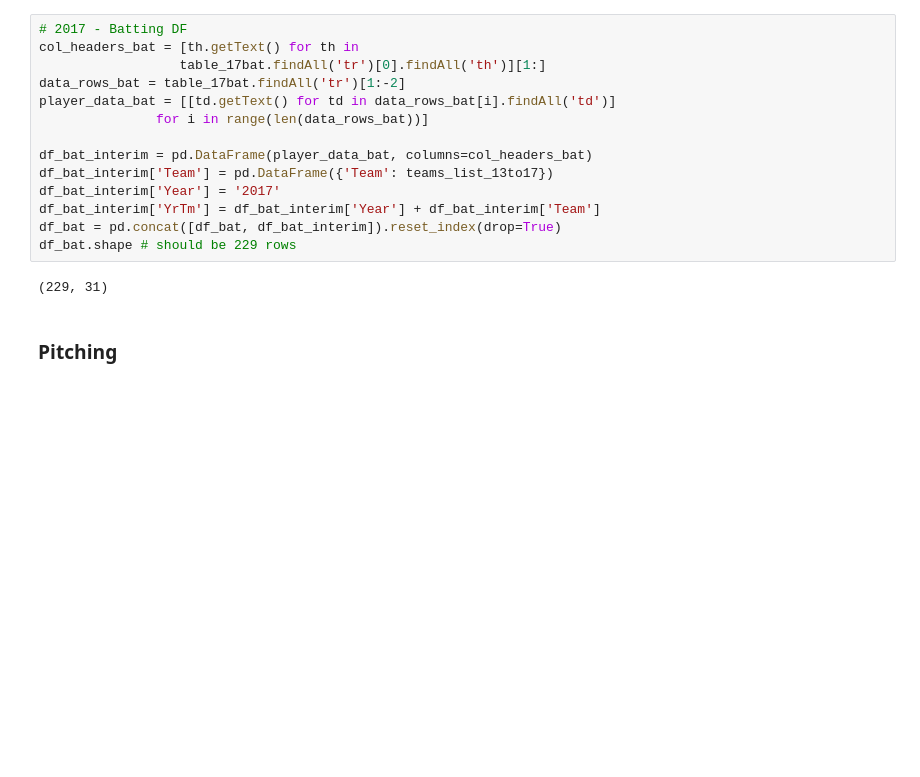
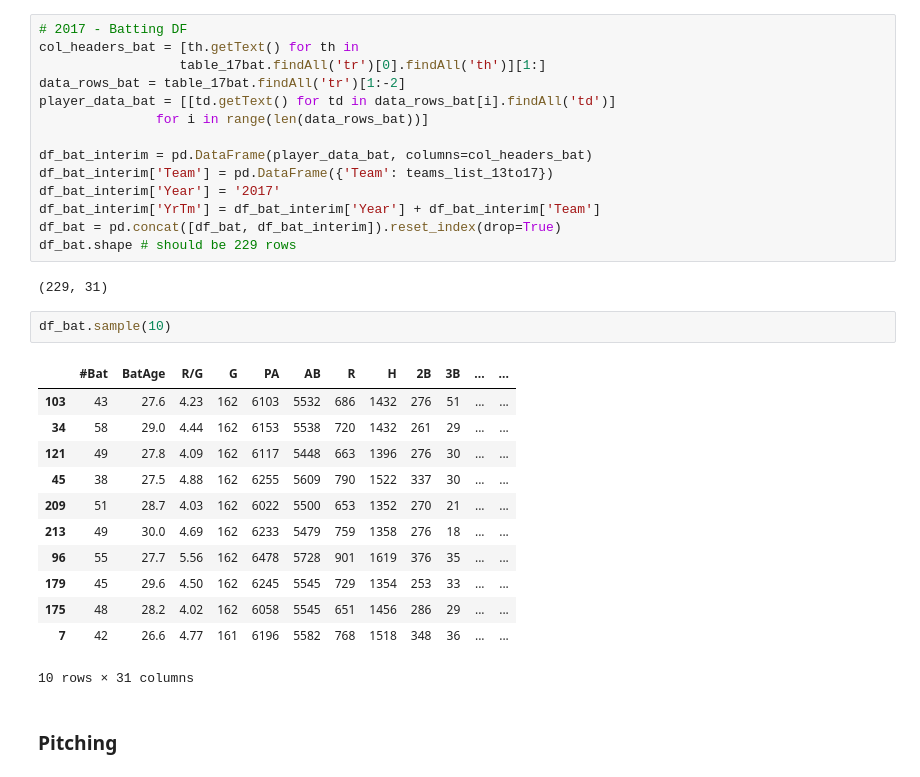
Before and after one commit to kjones5/metis_bootcamp, a Jupyter notebook: 2_Project-Luther_Baseball-Data/Webscraping_MLBteamsAL.ipynb, the cells around one changed output. Drawn from its saved outputs; the diff is of its cells as text; blank space fills up the shorter version.

```diff
--- a/2_Project-Luther_Baseball-Data/Webscraping_MLBteamsAL.ipynb
+++ b/2_Project-Luther_Baseball-Data/Webscraping_MLBteamsAL.ipynb
@@ -434,6 +568,21 @@ df_bat = pd.concat([df_bat, df_bat_interim]).reset_index(drop=True)
 df_bat.shape # should be 229 rows
 # %% [output]
 (229, 31)
+# %%
+df_bat.sample(10)
+# %% [output]
+|  | #Bat | BatAge | R/G | G | PA | AB | R | H | 2B | 3B | ... | ... |
+| 103 | 43 | 27.6 | 4.23 | 162 | 6103 | 5532 | 686 | 1432 | 276 | 51 | ... | ... |
+| 34 | 58 | 29.0 | 4.44 | 162 | 6153 | 5538 | 720 | 1432 | 261 | 29 | ... | ... |
+| 121 | 49 | 27.8 | 4.09 | 162 | 6117 | 5448 | 663 | 1396 | 276 | 30 | ... | ... |
+| 45 | 38 | 27.5 | 4.88 | 162 | 6255 | 5609 | 790 | 1522 | 337 | 30 | ... | ... |
+| 209 | 51 | 28.7 | 4.03 | 162 | 6022 | 5500 | 653 | 1352 | 270 | 21 | ... | ... |
+| 213 | 49 | 30.0 | 4.69 | 162 | 6233 | 5479 | 759 | 1358 | 276 | 18 | ... | ... |
+| 96 | 55 | 27.7 | 5.56 | 162 | 6478 | 5728 | 901 | 1619 | 376 | 35 | ... | ... |
+| 179 | 45 | 29.6 | 4.50 | 162 | 6245 | 5545 | 729 | 1354 | 253 | 33 | ... | ... |
+| 175 | 48 | 28.2 | 4.02 | 162 | 6058 | 5545 | 651 | 1456 | 286 | 29 | ... | ... |
+| 7 | 42 | 26.6 | 4.77 | 161 | 6196 | 5582 | 768 | 1518 | 348 | 36 | ... | ... |
+10 rows × 31 columns
 # %% [markdown]
 ### Pitching
 # %%
```
Also changed, not shown: parts of 51 cells of this notebook.
